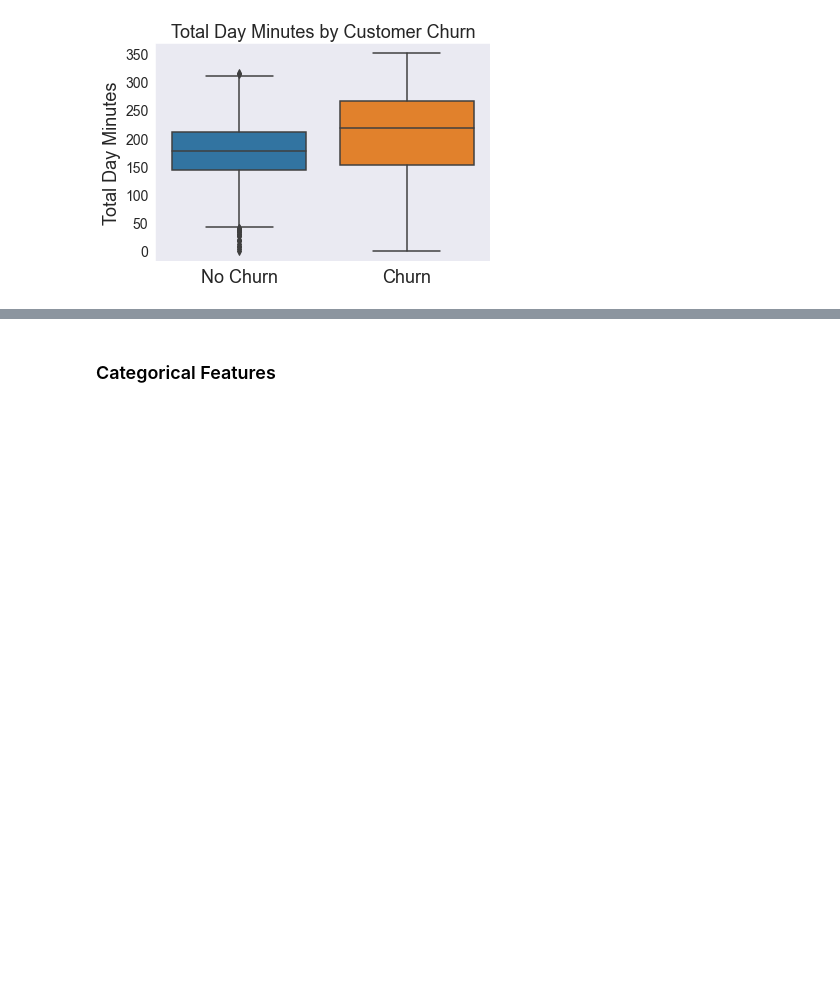
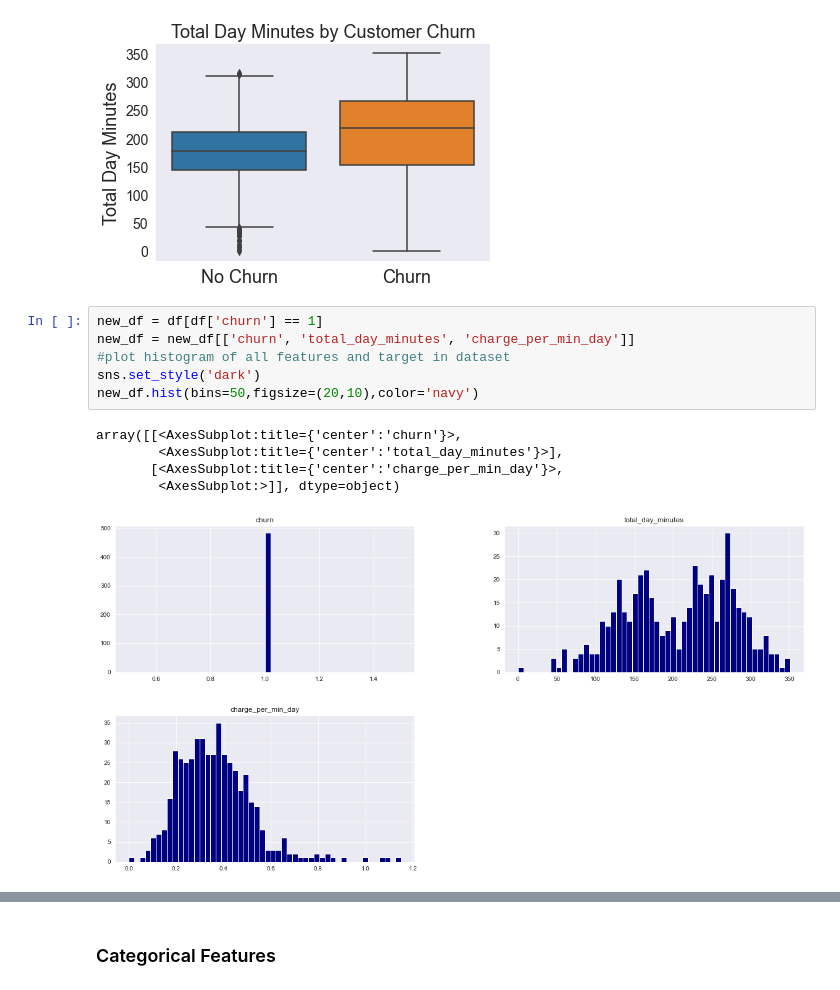
Before and after one commit to arthursjkim/SyriaTel_Customer_Churn, a Jupyter notebook: syriatel_customer_churn_data_cleaning.ipynb, the cells around one changed output, grey strips where cells are left out. Cells and saved outputs as stored; diff of their text form; blank space fills up the shorter version.

```diff
--- a/syriatel_customer_churn_data_cleaning.ipynb
+++ b/syriatel_customer_churn_data_cleaning.ipynb
@@ -365,3 +375,15 @@ ax = box_plot_continuous(df_cont, 'churn', 'total_day_minutes')
 ax.set_title("Total Day Minutes by Customer Churn", fontsize=18);
 # %% [output]
 [figure]
+# %%
+new_df = df[df['churn'] == 1]
+new_df = new_df[['churn', 'total_day_minutes', 'charge_per_min_day']]
+#plot histogram of all features and target in dataset
+sns.set_style('dark')
+new_df.hist(bins=50,figsize=(20,10),color='navy')
+# %% [output]
+array([[<AxesSubplot:title={'center':'churn'}>,
+        <AxesSubplot:title={'center':'total_day_minutes'}>],
+       [<AxesSubplot:title={'center':'charge_per_min_day'}>,
+        <AxesSubplot:>]], dtype=object)
+[figure, added]
```
Also changed, not shown: parts of 5 cells of this notebook.
